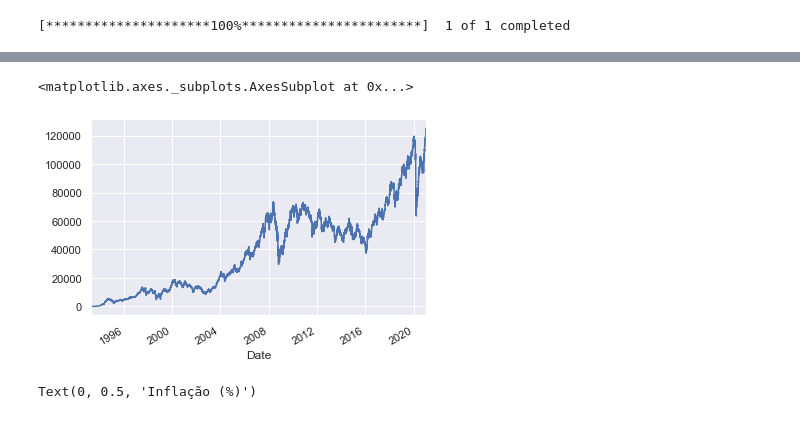
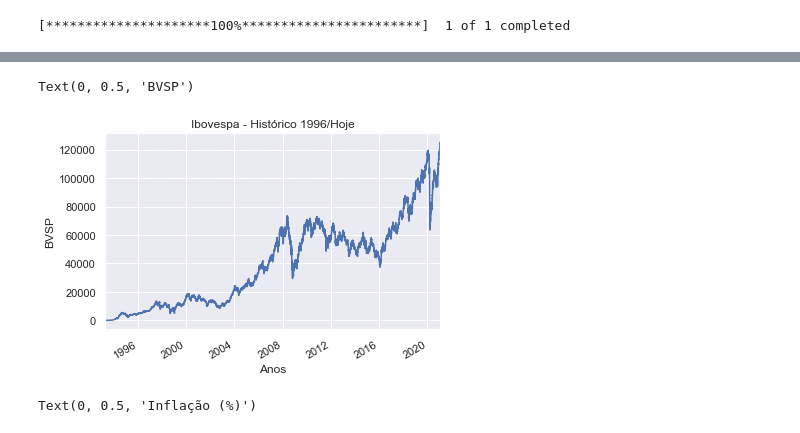
Before and after one commit to kioolz/Kioolz-World, a Jupyter notebook: IBOV.ipynb, the cells around one changed output, grey strips where cells are left out. Saved outputs shown, nothing was run; the diff lists cells and outputs as text; code cells hidden in the pictures.

```diff
--- a/IBOV.ipynb
+++ b/IBOV.ipynb
@@ -47,8 +49,12 @@ Text(0, 0.5, 'BVSP')
-# %%
-ibov["Close"].plot()
-# %% [output]
-<matplotlib.axes._subplots.AxesSubplot at 0x...>
-[figure, removed]
+# %%
+#Ibovespa Completo
+ibov["Close"].plot()
+plt.title("Ibovespa - Histórico 1996/Hoje")
+plt.xlabel("Anos")
+plt.ylabel("BVSP")
+# %% [output]
+Text(0, 0.5, 'BVSP')
+[figure, added]
 # %%
 #Taxa IPCA desde sempre
 ipca.plot(figsize=(16,2))
```
Also changed, not shown: parts of 27 cells of this notebook.
